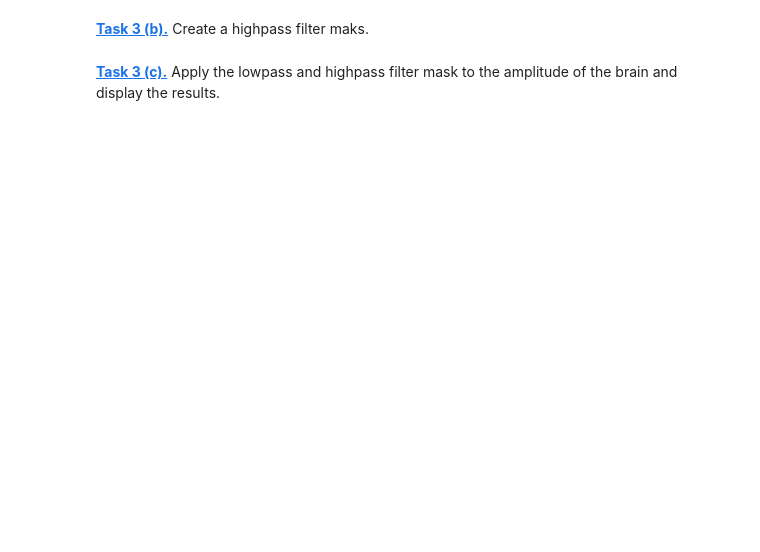
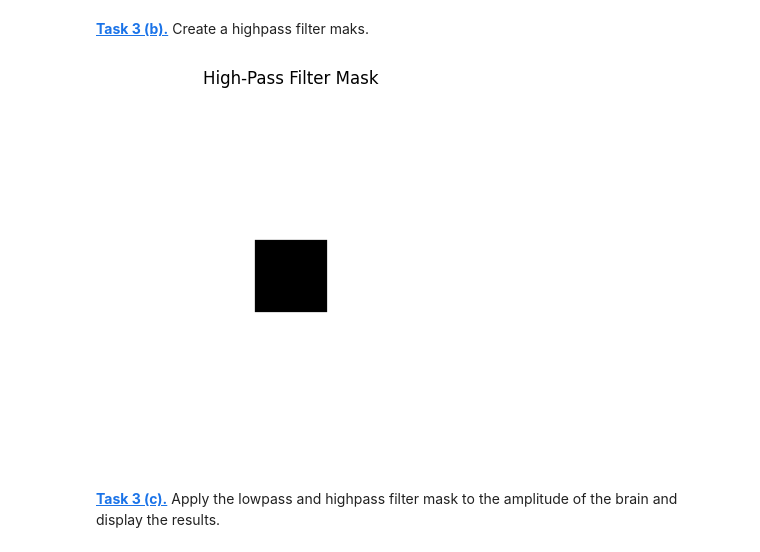
Before and after one commit to LutzReh/Lutz-tries-to-code, a Jupyter notebook: fourier.ipynb, the cells around one changed output. Cells and saved outputs as stored; diff of their text form; code cells hidden in the pictures; blank space fills up the shorter version.

```diff
--- a/fourier.ipynb
+++ b/fourier.ipynb
@@ -173,4 +222,13 @@ filter_window_size = 50
 # %% [markdown]
 **[Task 3 (b).]()** Create a highpass filter maks.
+# %%
+high_pass_mask = 1 - low_pass_mask
+
+plt.imshow(high_pass_mask, cmap="grey")
+plt.title("High-Pass Filter Mask")
+plt.axis("off")
+plt.show()
+# %% [output]
+[figure, added]
 # %% [markdown]
 **[Task 3 (c).]()** Apply the lowpass and highpass filter mask to the amplitude of the brain and display the results.
```
Also changed, not shown: parts of 13 cells of this notebook.
